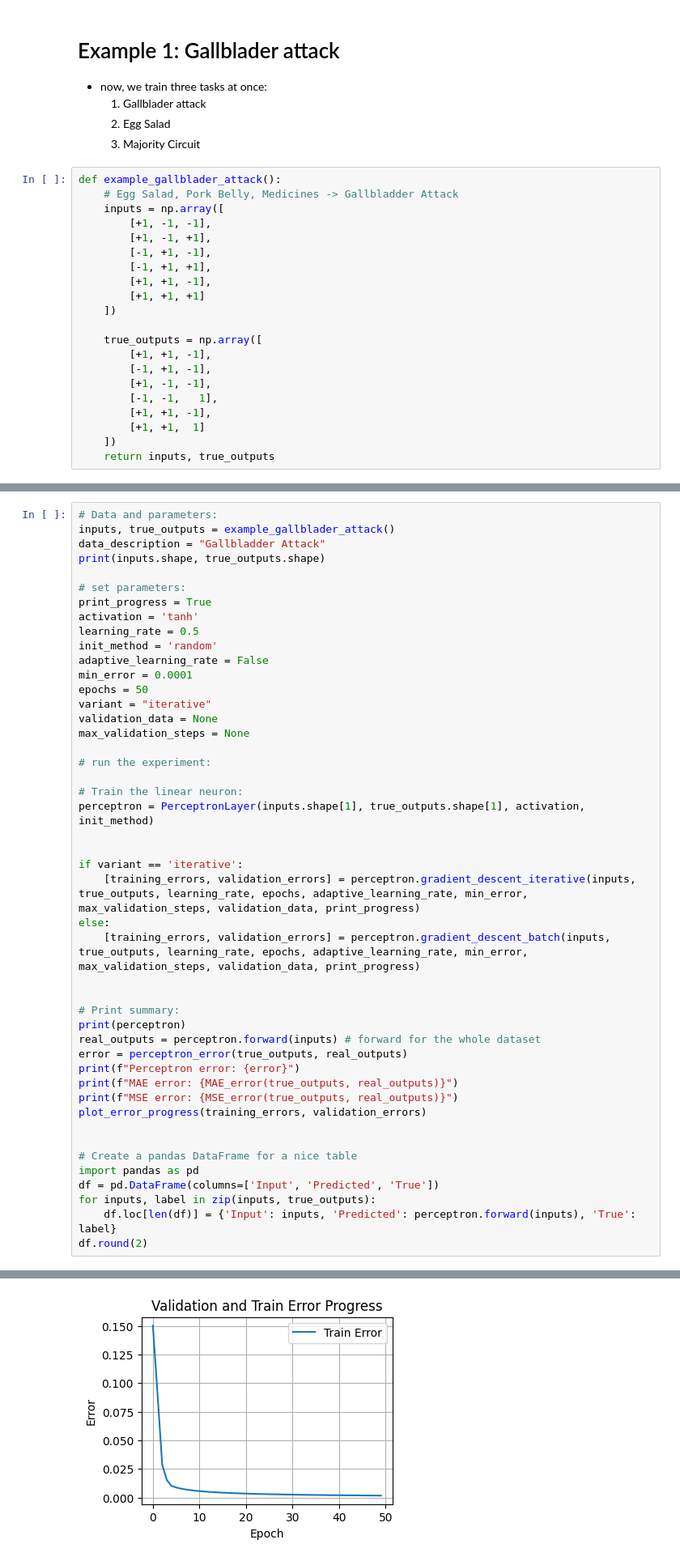
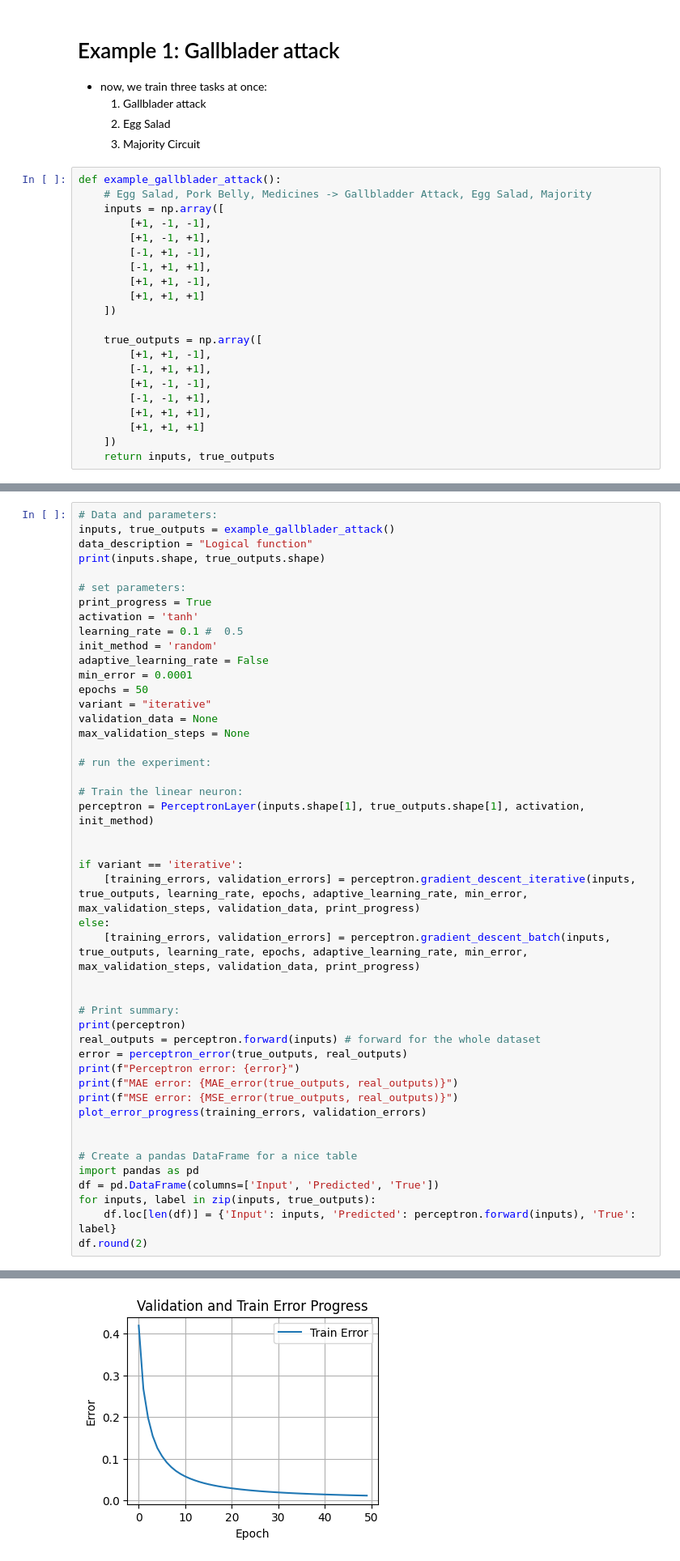
Before and after one commit to reitezuz/18NES1-2026, a Jupyter notebook: week04/perceptron_layer.ipynb, the cells around one changed output, grey strips where cells are left out. Shown at 81% size. Cells and saved outputs as stored; diff of their text form.

```diff
--- a/week04/perceptron_layer.ipynb
+++ b/week04/perceptron_layer.ipynb
@@ -694,7 +694,7 @@ def one_hot_encode(d, num_classes=None):
     3. Majority Circuit
 # %%
 def example_gallblader_attack():
-    # Egg Salad, Pork Belly, Medicines -> Gallbladder Attack
+    # Egg Salad, Pork Belly, Medicines -> Gallbladder Attack, Egg Salad, Majority
     inputs = np.array([
         [+1, -1, -1],
         [+1, -1, +1],
@@ -706,11 +706,11 @@ def example_gallblader_attack():
 
     true_outputs = np.array([
         [+1, +1, -1],
-        [-1, +1, -1],
+        [-1, +1, +1],
         [+1, -1, -1],
-        [-1, -1,   1],
-        [+1, +1, -1],
-        [+1, +1,  1]
+        [-1, -1, +1],
+        [+1, +1, +1],
+        [+1, +1, +1]
     ])
     return inputs, true_outputs
 # %% [markdown]
@@ -719,13 +719,13 @@ def example_gallblader_attack():
 # %%
 # Data and parameters:
 inputs, true_outputs = example_gallblader_attack()
-data_description = "Gallbladder Attack"
+data_description = "Logical function"
 print(inputs.shape, true_outputs.shape)
 
 # set parameters:
 print_progress = True
 activation = 'tanh'
-learning_rate = 0.5
+learning_rate = 0.1 #  0.5
 init_method = 'random'
 adaptive_learning_rate = False
 min_error = 0.0001
@@ -774,2 +774,2 @@ MSE error: 0.0016646001656216497
-[figure, old version]
+[figure, new version]
 |  | Input | Predicted | True |
```
Also changed, not shown: parts of 14 cells of this notebook.
